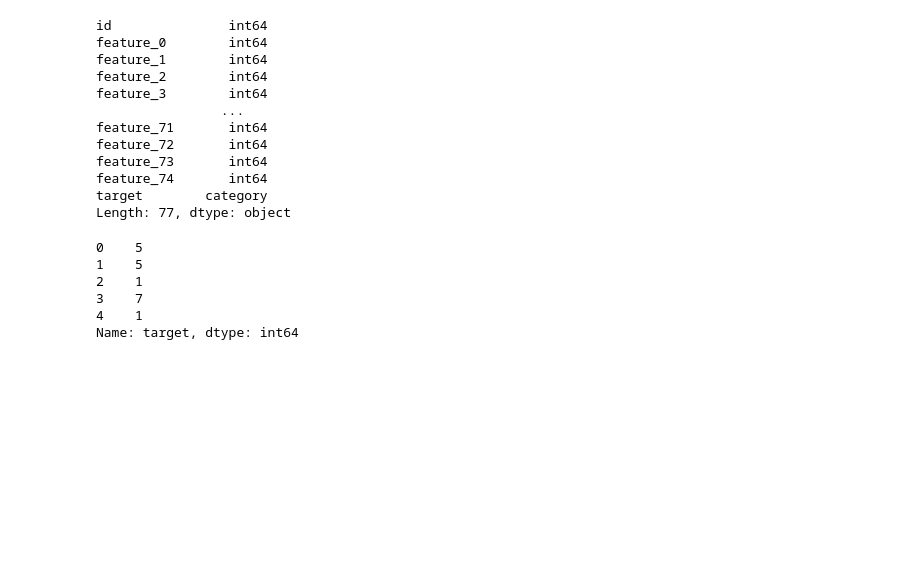
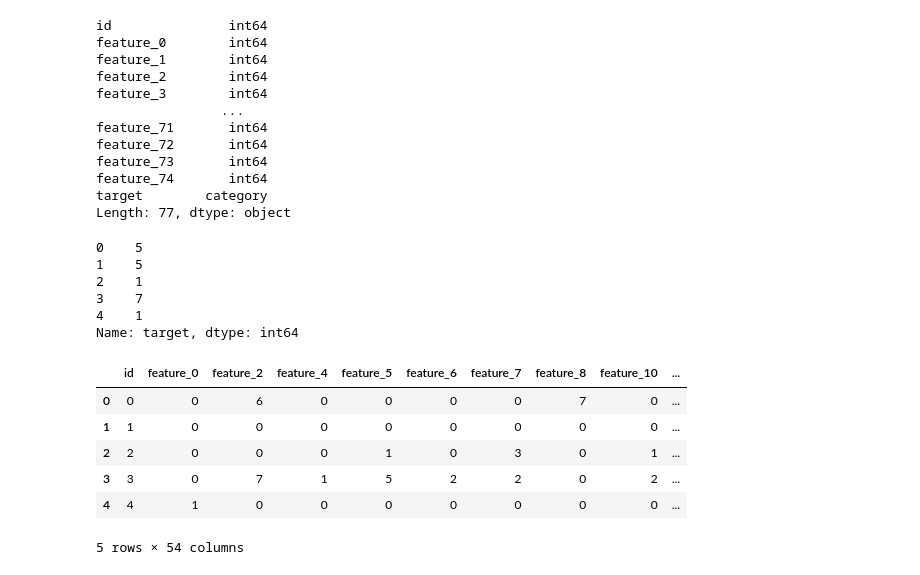
Before and after one commit to TRYM-YOSHIKI/Tablar_jun_1, a Jupyter notebook: tabular_jun_NN.ipynb, the cells around one changed output. Drawn from its saved outputs; the diff is of its cells as text; code cells hidden in the pictures; blank space fills up the shorter version.

```diff
--- a/tabular_jun_NN.ipynb
+++ b/tabular_jun_NN.ipynb
@@ -97,6 +96,26 @@ train.target.head()
 3    7
 4    1
 Name: target, dtype: int64
+# %%
+# 遺伝子座に基づいて特徴量抽出する
+drop_count = 0
+dna = np.array([1, 0, 1, 0, 1, 1, 1, 1, 1, 0, 1, 0, 1, 1, 1, 1, 1, 1, 1, 0, 1, 1, 0, 1, 1, 1, 1, 1, 0, 1, 1, 1, 0, 0, 1, 0, 1, 1, 1, 1, 1, 0, 1, 1, 1, 1, 0, 0, 1, 1, 1, 1, 1, 1, 0, 0, 0, 1, 1, 0, 0, 0, 1, 1, 1, 0, 1, 1, 1, 1, 1, 0, 1, 0, 0])
+input_num = np.sum(dna)
+for i, d in enumerate(dna):
+    if d == 0:
+        train = train.drop(train.columns[[i+1-drop_count]], axis=1)
+        drop_count += 1
+
+# 冒頭を表示して確認
+train.head()
+# %% [output]
+|  | id | feature_0 | feature_2 | feature_4 | feature_5 | feature_6 | feature_7 | feature_8 | feature_10 | ... |
+| 0 | 0 | 0 | 6 | 0 | 0 | 0 | 0 | 7 | 0 | ... |
+| 1 | 1 | 0 | 0 | 0 | 0 | 0 | 0 | 0 | 0 | ... |
+| 2 | 2 | 0 | 0 | 0 | 1 | 0 | 3 | 0 | 1 | ... |
+| 3 | 3 | 0 | 7 | 1 | 5 | 2 | 2 | 0 | 2 | ... |
+| 4 | 4 | 1 | 0 | 0 | 0 | 0 | 0 | 0 | 0 | ... |
+5 rows × 54 columns
 # %%
 #訓練データを分割する
 train_x, train_y = train.drop(['target'], axis=1).drop(['id'], axis=1), train.target
```
Also changed, not shown: parts of 11 cells of this notebook.
